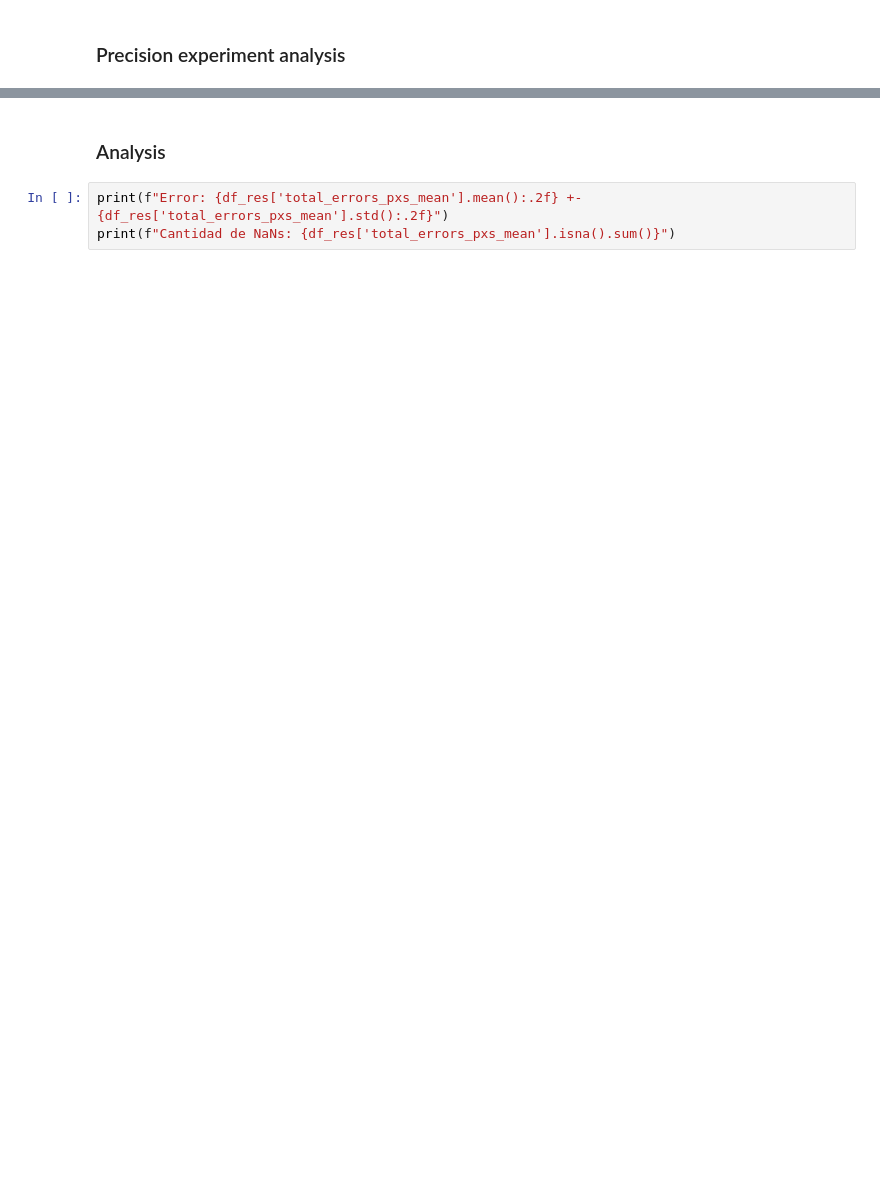
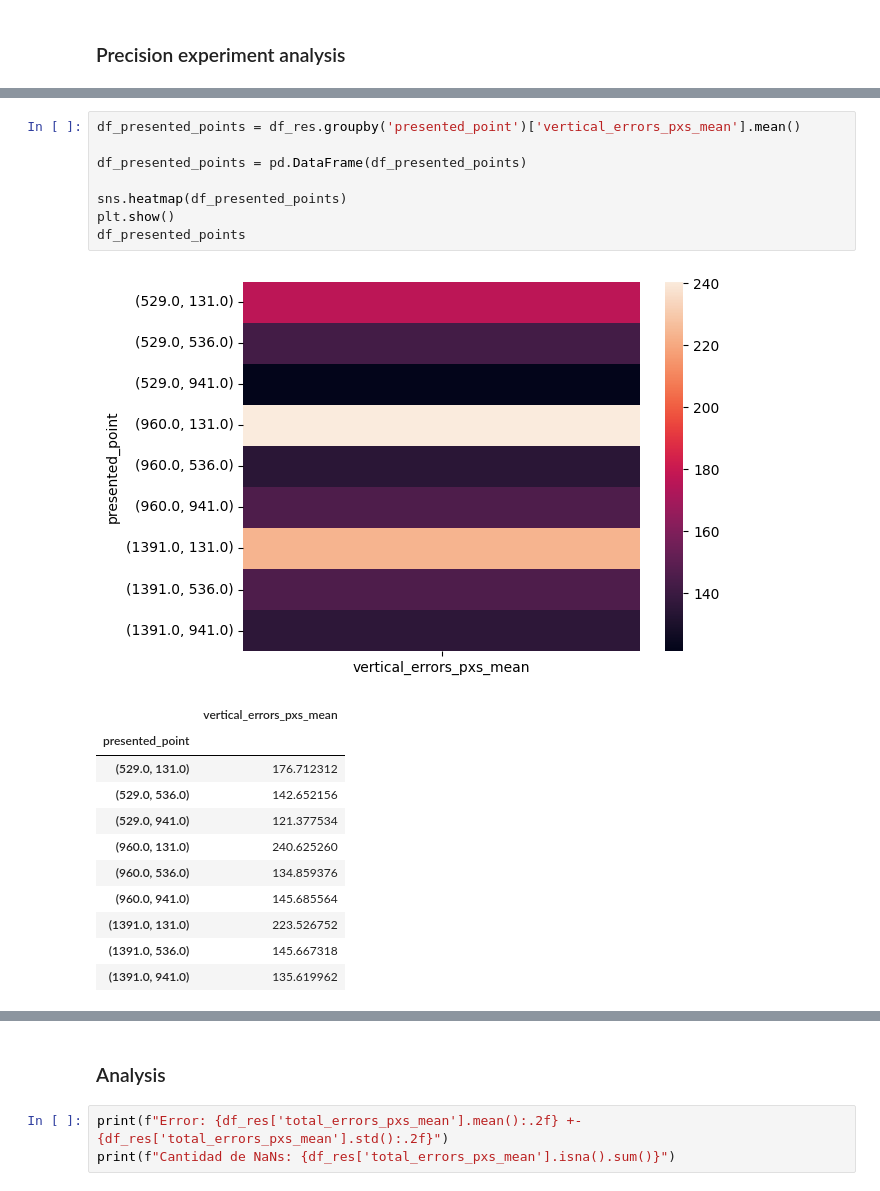
Before and after one commit to GEJ1/et_webcam_experiments, a Jupyter notebook: precision_experiment/precision_analysis.ipynb, the cells around one changed output, grey strips where cells are left out. Saved outputs shown, nothing was run; the diff lists cells and outputs as text; blank space fills up the shorter version.

```diff
--- a/precision_experiment/precision_analysis.ipynb
+++ b/precision_experiment/precision_analysis.ipynb
@@ -97,0 +126,21 @@ Error: 252.42 +- 153.45
+# %%
+df_presented_points = df_res.groupby('presented_point')['vertical_errors_pxs_mean'].mean()
+
+df_presented_points = pd.DataFrame(df_presented_points)
+
+sns.heatmap(df_presented_points)
+plt.show()
+df_presented_points
+# %% [output]
+[figure, added]
+|  | vertical_errors_pxs_mean |
+| presented_point |  |
+| (529.0, 131.0) | 176.712312 |
+| (529.0, 536.0) | 142.652156 |
+| (529.0, 941.0) | 121.377534 |
+| (960.0, 131.0) | 240.625260 |
+| (960.0, 536.0) | 134.859376 |
+| (960.0, 941.0) | 145.685564 |
+| (1391.0, 131.0) | 223.526752 |
+| (1391.0, 536.0) | 145.667318 |
+| (1391.0, 941.0) | 135.619962 |
```
Also changed, not shown: parts of 32 cells of this notebook, 27 other files.
